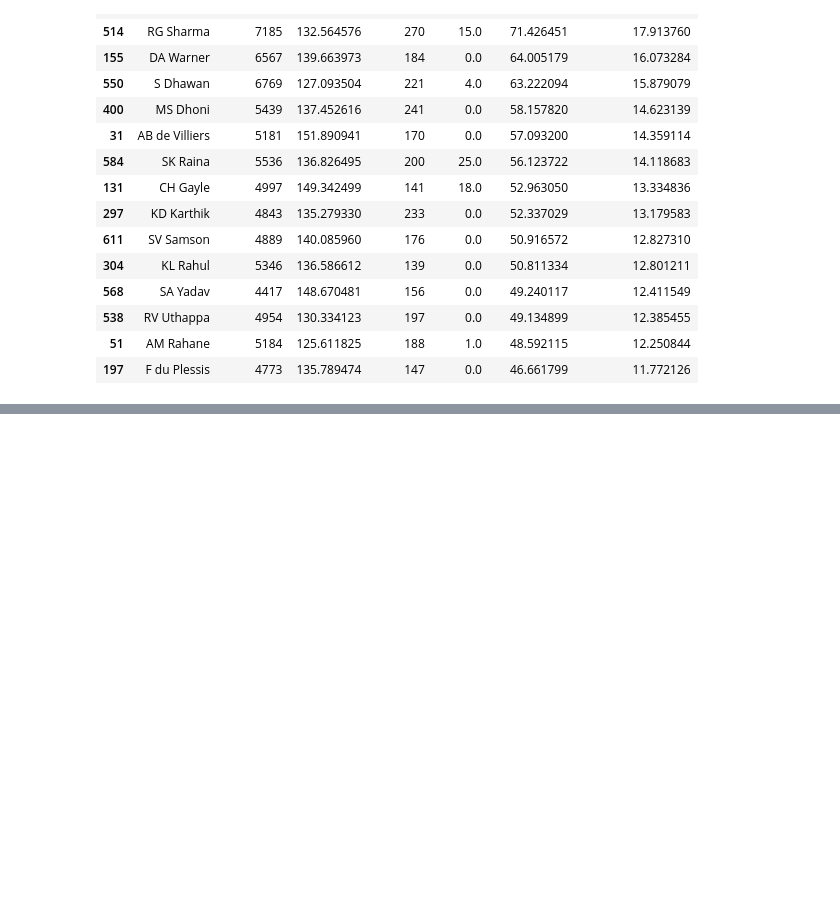
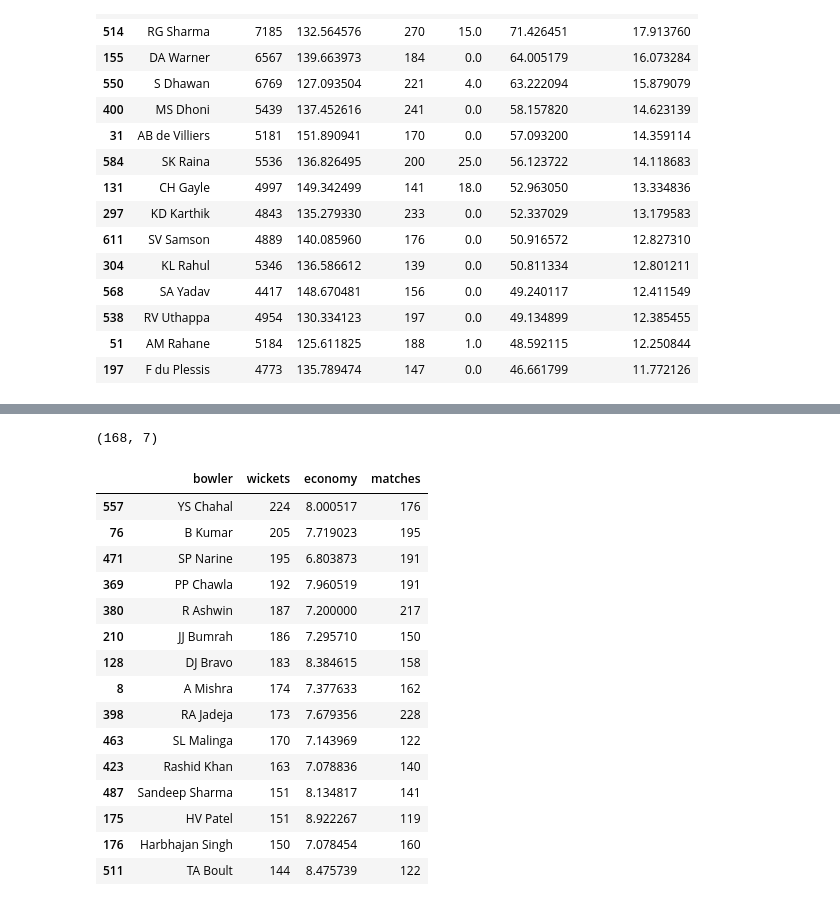
Before and after one commit to aryandhiman01/DataScience_ST, a Jupyter notebook: IPL_Task.ipynb, the cells around one changed output, grey strips where cells are left out. Drawn from its saved outputs; the diff is of its cells as text; code cells hidden in the pictures; blank space fills up the shorter version.

```diff
--- a/IPL_Task.ipynb
+++ b/IPL_Task.ipynb
@@ -768,0 +797,14 @@ top_batters.head(15)
+# %%
+# ECONOMY RATE
+# Economy Rate = Total Runs Conceded / Overs Bowled
+
+bowler_stats['overs_bowled'] = (
+    bowler_stats['balls_bowled'] / 6
+)
+
+bowler_stats['economy'] = (
+    bowler_stats['runs_conceded'] /
+    bowler_stats['overs_bowled']
+)
+
+bowler_stats.head()
@@ -768,0 +860,37 @@ top_batters.head(15)
+# %%
+#Genuine Bowlers
+bowlers = bowler_stats[
+    bowler_stats['wickets'] >= 20
+].copy()
+
+bowlers.shape
+# %% [output]
+(168, 7)
+# %%
+#Check Top Bowlers
+bowlers.sort_values(
+    'wickets',
+    ascending=False
+)[[
+    'bowler',
+    'wickets',
+    'economy',
+    'matches'
+]].head(15)
+# %% [output]
+|  | bowler | wickets | economy | matches |
+| 557 | YS Chahal | 224 | 8.000517 | 176 |
+| 76 | B Kumar | 205 | 7.719023 | 195 |
+| 471 | SP Narine | 195 | 6.803873 | 191 |
+| 369 | PP Chawla | 192 | 7.960519 | 191 |
+| 380 | R Ashwin | 187 | 7.200000 | 217 |
+| 210 | JJ Bumrah | 186 | 7.295710 | 150 |
+| 128 | DJ Bravo | 183 | 8.384615 | 158 |
+| 8 | A Mishra | 174 | 7.377633 | 162 |
+| 398 | RA Jadeja | 173 | 7.679356 | 228 |
+| 463 | SL Malinga | 170 | 7.143969 | 122 |
+| 423 | Rashid Khan | 163 | 7.078836 | 140 |
+| 487 | Sandeep Sharma | 151 | 8.134817 | 141 |
+| 175 | HV Patel | 151 | 8.922267 | 119 |
+| 176 | Harbhajan Singh | 150 | 7.078454 | 160 |
+| 511 | TA Boult | 144 | 8.475739 | 122 |
```
Also changed, not shown: parts of 10 cells of this notebook.
